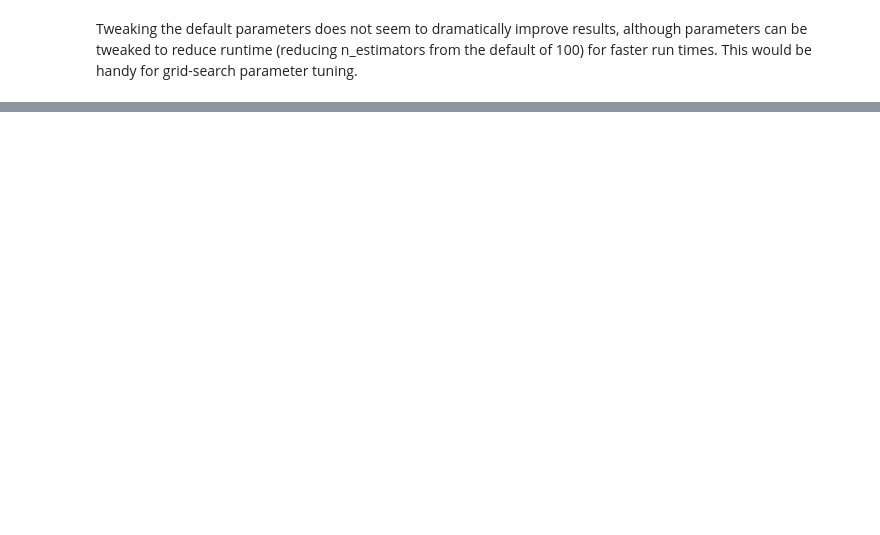
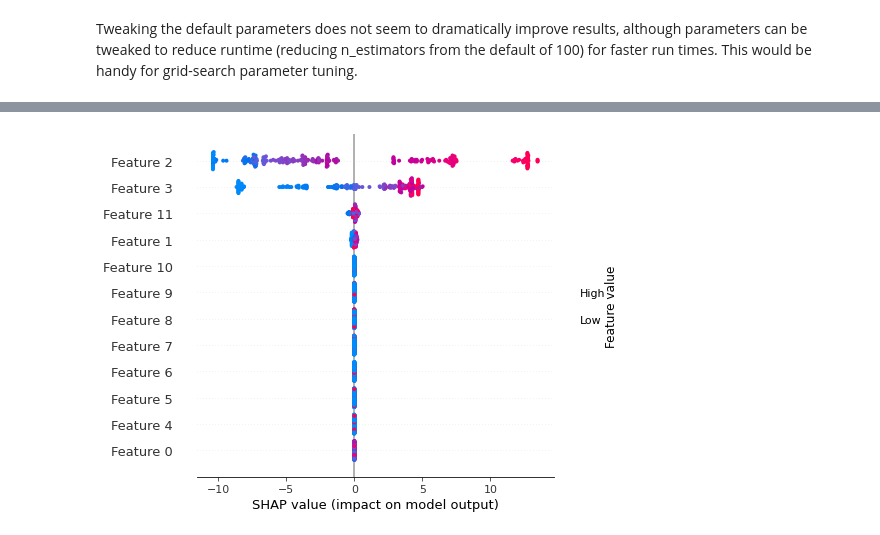
Before and after one commit to nagi49000/tree-play, a Jupyter notebook: python/notebooks/random-forest.ipynb, the cells around one changed output, grey strips where cells are left out. Saved outputs shown, nothing was run; the diff lists cells and outputs as text; code cells hidden in the pictures; blank space fills up the shorter version.

```diff
--- a/python/notebooks/random-forest.ipynb
+++ b/python/notebooks/random-forest.ipynb
@@ -53,0 +66,4 @@ print((scores, np.mean(scores)))
+# %%
+shap.summary_plot(shap_values, X_train)
+# %% [output]
+[figure, added]
```
Also changed, not shown: parts of 12 cells of this notebook, 3 other files.
